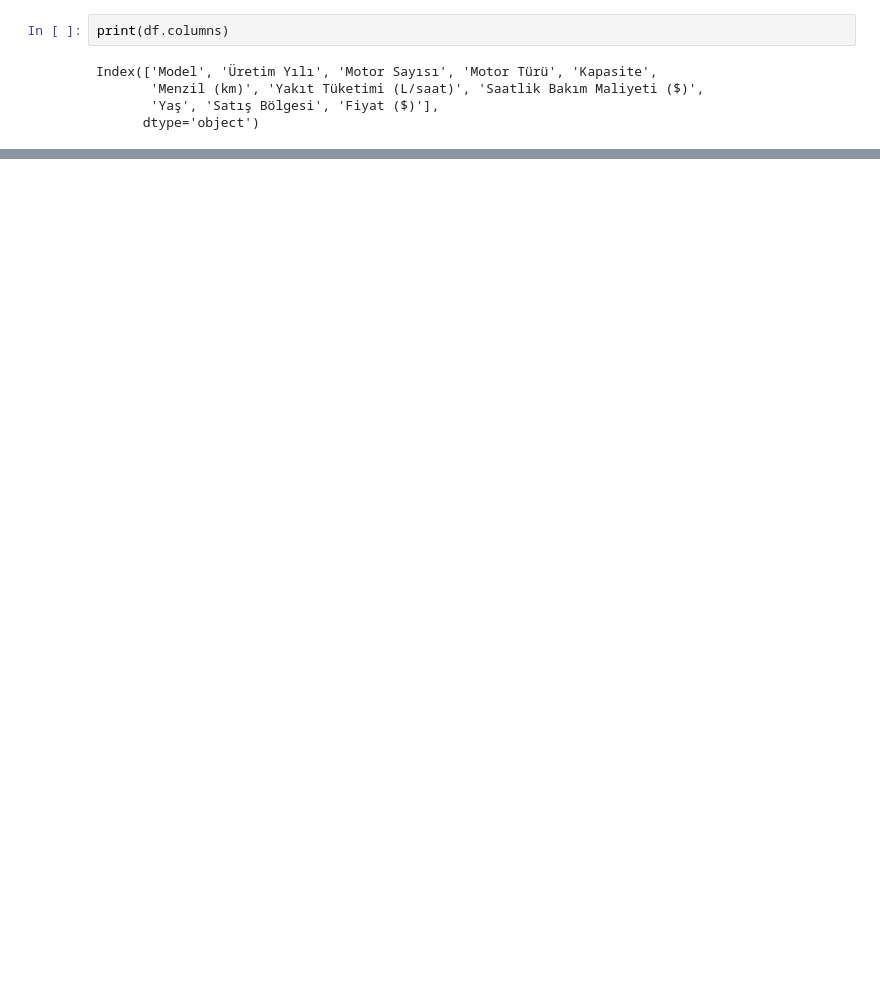
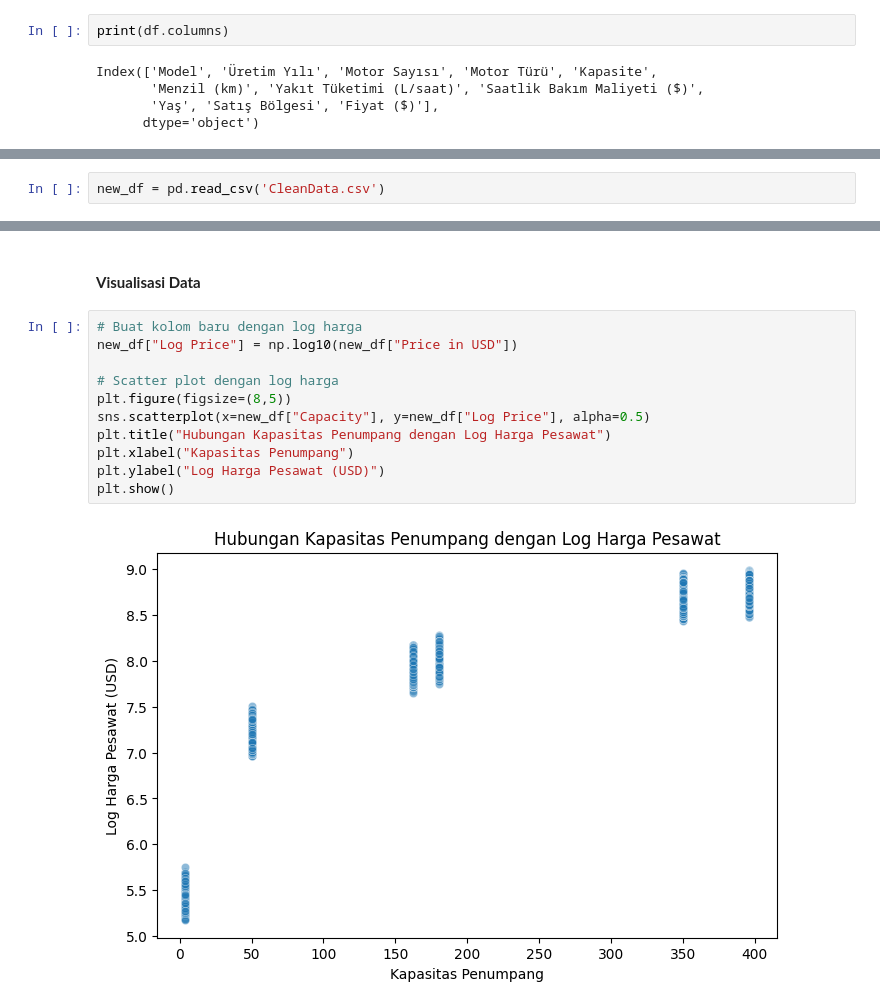
Before and after one commit to Antonio1206/portofolio, a Jupyter notebook: Airplane Price/ap.ipynb, the cells around one changed output, grey strips where cells are left out. Saved outputs shown, nothing was run; the diff lists cells and outputs as text; blank space fills up the shorter version.

```diff
--- a/Airplane Price/ap.ipynb
+++ b/Airplane Price/ap.ipynb
@@ -157,0 +219,2 @@ np.int64(0)
+# %%
+new_df = pd.read_csv('CleanData.csv')
@@ -157,0 +243,15 @@ np.int64(0)
+# %% [markdown]
+#### **Visualisasi Data**
+# %%
+# Buat kolom baru dengan log harga
+new_df["Log Price"] = np.log10(new_df["Price in USD"])
+
+# Scatter plot dengan log harga
+plt.figure(figsize=(8,5))
+sns.scatterplot(x=new_df["Capacity"], y=new_df["Log Price"], alpha=0.5)
+plt.title("Hubungan Kapasitas Penumpang dengan Log Harga Pesawat")
+plt.xlabel("Kapasitas Penumpang")
+plt.ylabel("Log Harga Pesawat (USD)")
+plt.show()
+# %% [output]
+[figure, added]
```
Also changed, not shown: parts of 27 cells of this notebook, 1 other file.
